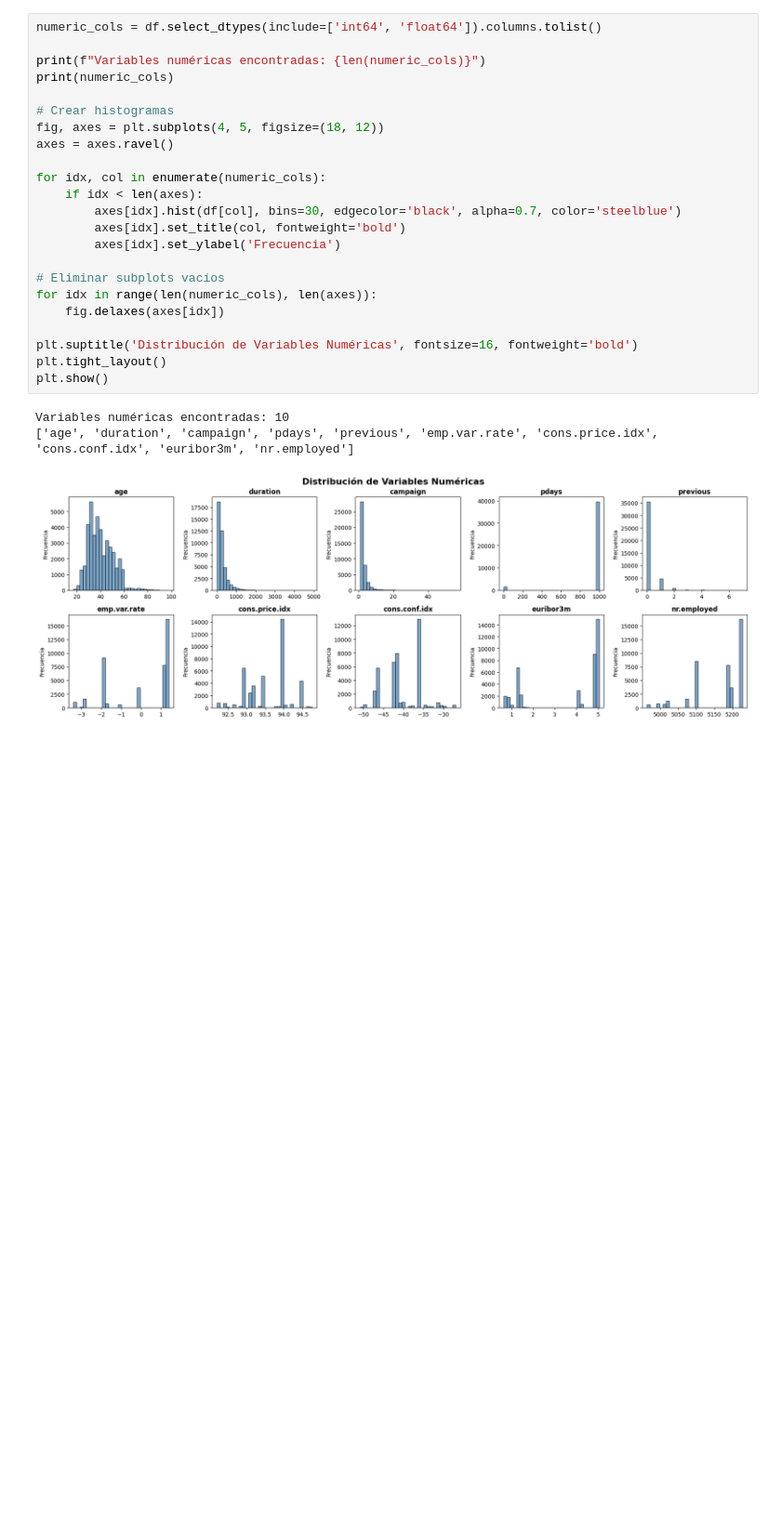
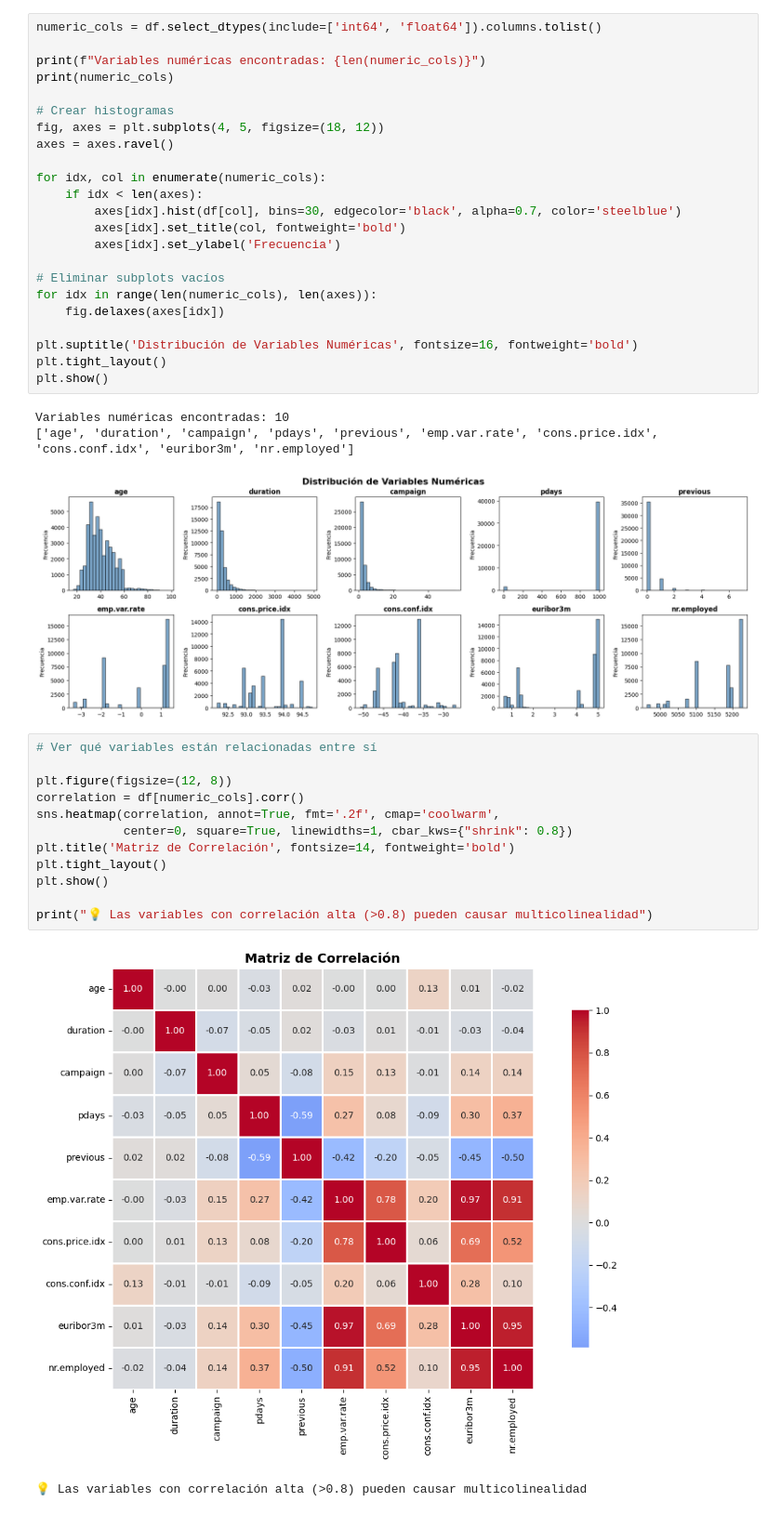
Before and after one commit to 4GeeksAcademy/palomagondim-intro-ml, a Jupyter notebook: src/01-logistic-regression.ipynb, the cells around one changed output. Shown at 93% size. Drawn from its saved outputs; the diff is of its cells as text; blank space fills up the shorter version.

```diff
--- a/src/01-logistic-regression.ipynb
+++ b/src/01-logistic-regression.ipynb
@@ -171,3 +171,18 @@ plt.show()
 Variables numéricas encontradas: 10
 ['age', 'duration', 'campaign', 'pdays', 'previous', 'emp.var.rate', 'cons.price.idx', 'cons.conf.idx', 'euribor3m', 'nr.employed']
 [figure]
+# %%
+# Ver qué variables están relacionadas entre sí
+
+plt.figure(figsize=(12, 8))
+correlation = df[numeric_cols].corr()
+sns.heatmap(correlation, annot=True, fmt='.2f', cmap='coolwarm',
+            center=0, square=True, linewidths=1, cbar_kws={"shrink": 0.8})
+plt.title('Matriz de Correlación', fontsize=14, fontweight='bold')
+plt.tight_layout()
+plt.show()
+
+print("💡 Las variables con correlación alta (>0.8) pueden causar multicolinealidad")
+# %% [output]
+[figure, added]
+💡 Las variables con correlación alta (>0.8) pueden causar multicolinealidad
```
Also changed, not shown: parts of 1 cell of this notebook, 4 other files.
